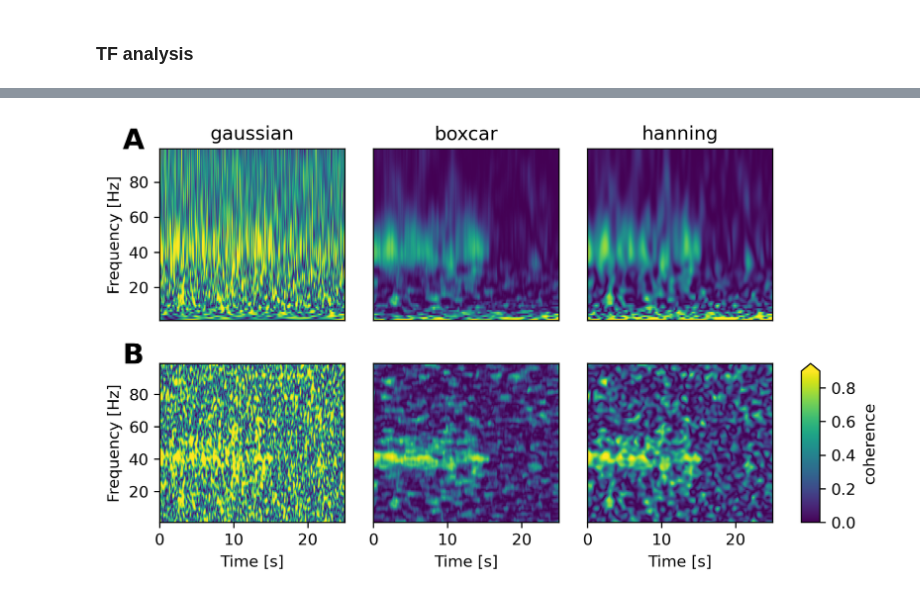
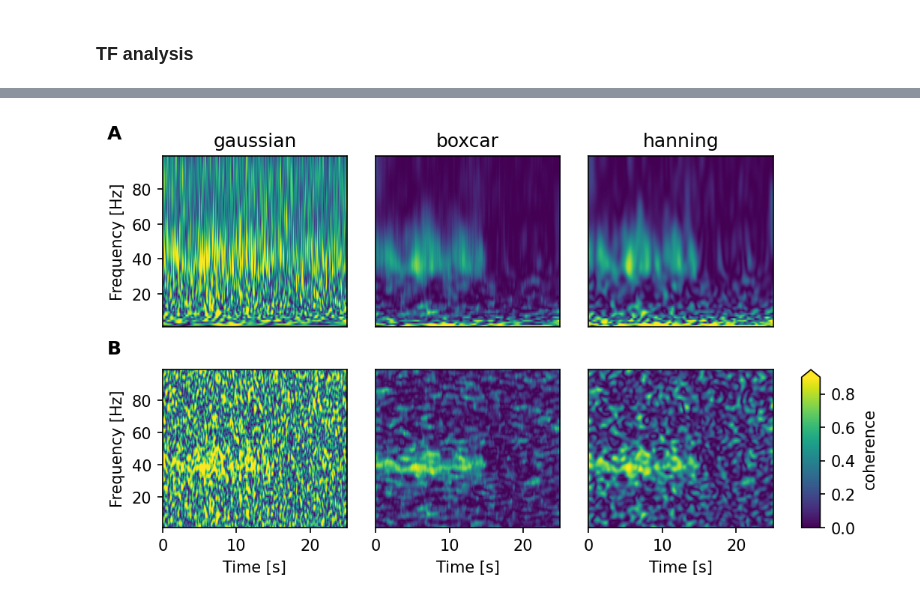
Before and after one commit to ViniciusLima94/GrayData-Analysis, a Jupyter notebook: notebooks/3.0.6. Effect of the smoothing kernel in wavelet coherence.ipynb, the cells around one changed output, grey strips where cells are left out. Drawn from its saved outputs; the diff is of its cells as text; code cells hidden in the pictures.

```diff
--- a/notebooks/3.0.6. Effect of the smoothing kernel in wavelet coherence.ipynb
+++ b/notebooks/3.0.6. Effect of the smoothing kernel in wavelet coherence.ipynb
@@ -54,7 +57,10 @@ def gaussenvmorlet(sfreq, freqs, n_cycles=7.0, sigma=None, zero_mean=False):
         gaussian_enveloppe = np.exp(-t ** 2 / (2.0 * sigma_t ** 2))
         W = gaussian_enveloppe/np.sum(gaussian_enveloppe)
         Ws.append(W)
-    return Ws
+    # Pad with zeros to convert to numpy array
+    max_length = max(len(row) for row in Ws)
+    for i in range( len(Ws) ): Ws[i] = np.pad(Ws[i], ((max_length-len(Ws[i]))//2, (max_length-len(Ws[i]))//2))
+    return np.array( Ws )
 # %% [markdown]
 #### Defining function to simulate de model
 # %%
@@ -121,22 +127,25 @@ def compute_coherence(freqs, n_cycles):
     Sxx = (W*np.conj(W)).real
     # Smoothed auto-spectra
     sSxx = np.zeros_like(Sxx)
-    for i,w in enumerate(wavelets):
-        sSxx[0,i] = fftconvolve(Sxx[0,i], w, mode="same", axes=-1)
-        sSxx[1,i] = fftconvolve(Sxx[1,i], w, mode="same", axes=-1)
+    #for i,w in enumerate(wavelets):
+    #    sSxx[0,i] = fftconvolve(Sxx[0,i], w, mode="same", axes=-1)
+    #    sSxx[1,i] = fftconvolve(Sxx[1,i], w, mode="same", axes=-1)
+    sSxx[0] = fftconvolve(Sxx[0], wavelets, mode="same", axes=-1)
+    sSxx[1] = fftconvolve(Sxx[1], wavelets, mode="same", axes=-1)
     # Cross-spectra
     Sxy = (W[0]*np.conj(W[1]))
     # Smoothed cross-spectra
     sSxy = np.zeros_like(Sxy)
-    for i,w in enumerate(wavelets):
-        sSxy[i] = fftconvolve(Sxy[i], w, mode="same", axes=-1)
+    #for i,w in enumerate(wavelets):
+    #    sSxy[i] = fftconvolve(Sxy[i], w, mode="same", axes=-1)
+    sSxy = fftconvolve(Sxy, wavelets, mode="same", axes=-1)
     # Coherene with Gaussian kernel
     #C  = np.abs(Sxy)**2/(Sxx[0]*Sxx[1])
     sC = np.abs(sSxy)**2/(sSxx[0]*sSxx[1])
 
     # Coherence with square and hanning kernel
-    c_square  = conn_coherence_wav(X,freqs,sfreq=Fs,sm_kernel="square",sm_times=300, n_cycles=n_cycles, n_jobs=-1).squeeze()
-    c_hanning = conn_coherence_wav(X,freqs,sfreq=Fs,sm_kernel="hanning",sm_times=300, n_cycles=n_cycles, n_jobs=-1).squeeze()
+    c_square  = conn_coherence_wav(X,freqs,sfreq=Fs,sm_kernel="square",sm_times=1.5, n_cycles=n_cycles, n_jobs=-1).squeeze()
+    c_hanning = conn_coherence_wav(X,freqs,sfreq=Fs,sm_kernel="hanning",sm_times=1.5, n_cycles=n_cycles, n_jobs=-1).squeeze()
     return sC, c_square, c_hanning
 # %%
 sC1, c_square1, c_hanning1 = compute_coherence(freqs,6)
@@ -175,5 +184,5 @@ Compute pairwise coherence (n_pairs=1, n_freqs=99, decim=1)
 # %%
-fig = plt.figure(figsize=(6.5, 3.8), dpi=300)
+fig = plt.figure(figsize=(6.5, 3.8), dpi=150)
 
 gs1 = fig.add_gridspec(nrows=1, ncols=4, width_ratios=(1,1,1,0.1), wspace=.2, left=0.05, right=0.95, bottom=0.55, top=0.95)
 gs2 = fig.add_gridspec(nrows=1, ncols=4, width_ratios=(1,1,1,0.1), wspace=.2, left=0.05, right=0.95, bottom=0.08, top=0.45)
@@ -183,6 +192,8 @@ ax1 = plt.subplot(gs1[0])
 ax2 = plt.subplot(gs1[1])
 ax3 = plt.subplot(gs1[2])
 #ax4 = plt.subplot(gs1[3])
+
+extent = [0, N/Fs, freqs[0], freqs[-1]]
 
 
 plt.sca(ax1)
@@ -200,33 +211,33 @@ plt.imshow(c_hanning1, aspect="auto", cmap="viridis", origin="lower", extent=ext
 plt.xticks([])
 plt.yticks([])
 plt.title("hanning")
 
 # Panel B
 ax5 = plt.subplot(gs2[0])
 ax6 = plt.subplot(gs2[1])
 ax7 = plt.subplot(gs2[2])
 ax8 = plt.subplot(gs2[3])
 
 plt.sca(ax5)
 plt.imshow(sC2, aspect="auto", cmap="viridis", origin="lower", extent=extent, vmin=0, vmax=.9);
 plt.ylabel("Frequency [Hz]")
 plt.xlabel("Time [s]")
 plt.sca(ax6)
 plt.imshow(c_square2, aspect="auto", cmap="viridis", origin="lower", extent=extent, vmin=0, vmax=.9);
 plt.yticks([])
 plt.xlabel("Time [s]")
 plt.sca(ax7)
 plt.imshow(c_hanning2, aspect="auto", cmap="viridis", origin="lower", extent=extent, vmin=0, vmax=.9);
 plt.yticks([])
 plt.xlabel("Time [s]")
 
 norm = matplotlib.colors.Normalize(vmin=0, vmax=.9)
 cbar = plt.colorbar(mappable=plt.cm.ScalarMappable(cmap=matplotlib.cm.viridis, norm=norm), cax=ax8, extend="max", shrink=0.1)
 cbar.ax.set_ylabel("coherence", rotation='vertical')
 
-plot.add_panel_letters(fig, axes=[ax1, ax5], fontsize=18,
-                       xpos=[-0.2,-0.2], ypos=[1,1]);
+plot.add_panel_letters(fig, axes=[ax1, ax5], fontsize=12,
+                       xpos=[-0.3,-0.3], ypos=[1.1,1.1]);
 
 plt.savefig("effect_sm_kernel.pdf", bbox_inches="tight")
 # %% [output]
-[figure, old version]
+[figure, new version]
```
Also changed, not shown: parts of 2 cells of this notebook, 11 other files.
